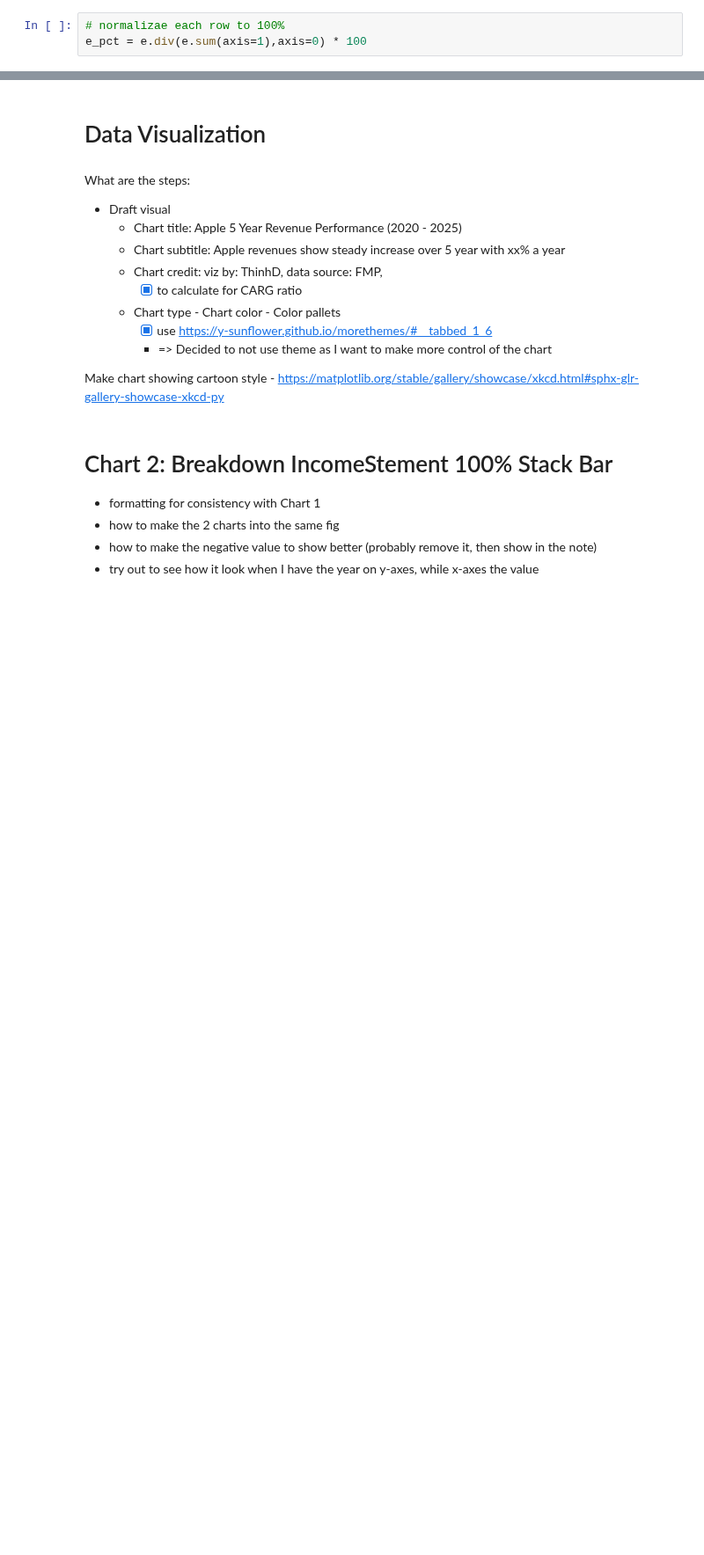
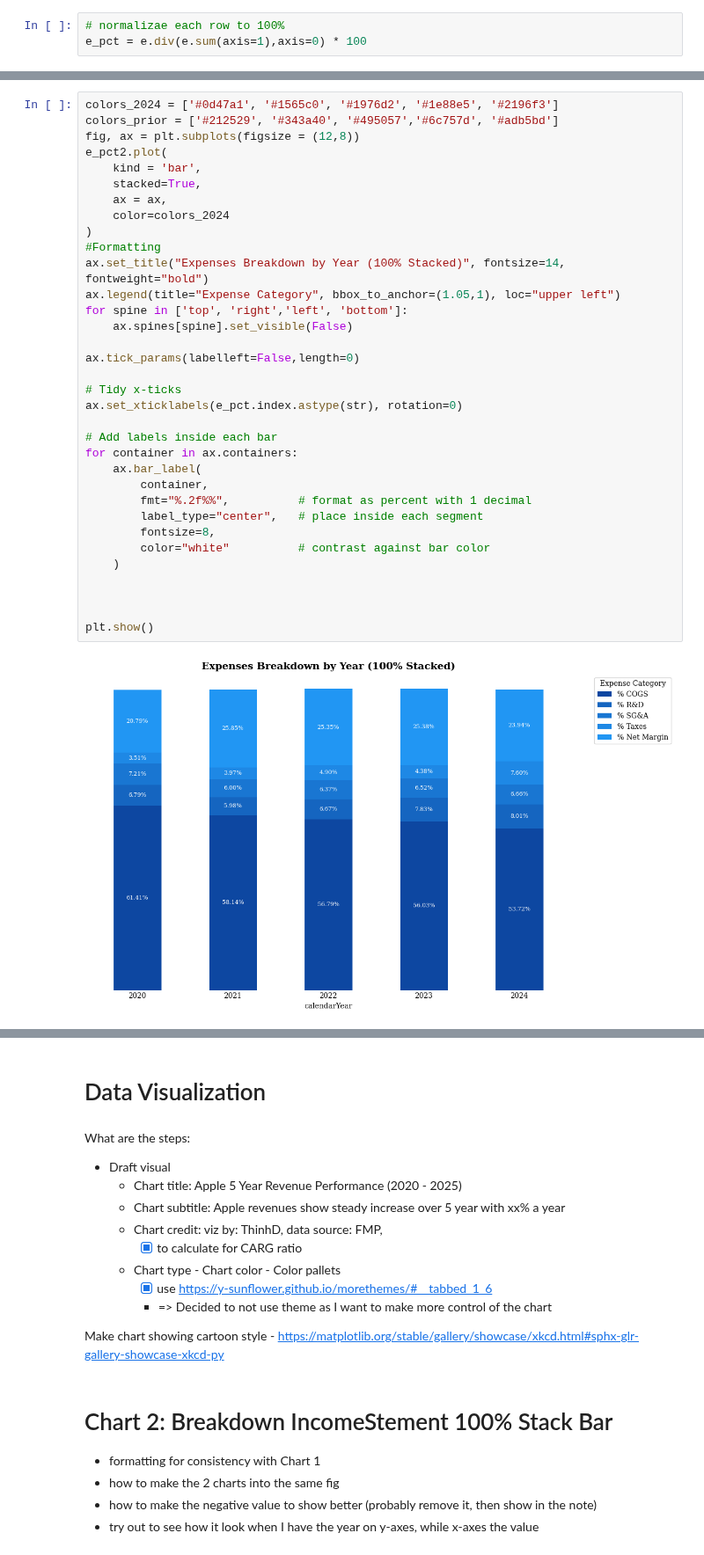
Before and after one commit to tdoan123/data-learning-journey, a Jupyter notebook: Projects/FinancialStatementAnalysis/apple_income_statement_annual.ipynb, the cells around one changed output, grey strips where cells are left out. Shown at 88% size. Drawn from its saved outputs; the diff is of its cells as text; blank space fills up the shorter version.

Commit message:
update formatting stacked bar

```diff
--- a/Projects/FinancialStatementAnalysis/apple_income_statement_annual.ipynb
+++ b/Projects/FinancialStatementAnalysis/apple_income_statement_annual.ipynb
@@ -574,0 +612,36 @@ plt.show()
+# %%
+colors_2024 = ['#0d47a1', '#1565c0', '#1976d2', '#1e88e5', '#2196f3']
+colors_prior = ['#212529', '#343a40', '#495057','#6c757d', '#adb5bd']
+fig, ax = plt.subplots(figsize = (12,8))
+e_pct2.plot(
+    kind = 'bar',
+    stacked=True,
+    ax = ax,
+    color=colors_2024
+)
+#Formatting
+ax.set_title("Expenses Breakdown by Year (100% Stacked)", fontsize=14, fontweight="bold")
+ax.legend(title="Expense Category", bbox_to_anchor=(1.05,1), loc="upper left")
+for spine in ['top', 'right','left', 'bottom']:
+    ax.spines[spine].set_visible(False)
+
+ax.tick_params(labelleft=False,length=0)
+
+# Tidy x-ticks
+ax.set_xticklabels(e_pct.index.astype(str), rotation=0)
+
+# Add labels inside each bar
+for container in ax.containers:
+    ax.bar_label(
+        container,
+        fmt="%.2f%%",          # format as percent with 1 decimal
+        label_type="center",   # place inside each segment
+        fontsize=8,
+        color="white"          # contrast against bar color
+    )
+
+
+
+plt.show()
+# %% [output]
+[figure, added]
```
Also changed, not shown: parts of 9 cells of this notebook.
